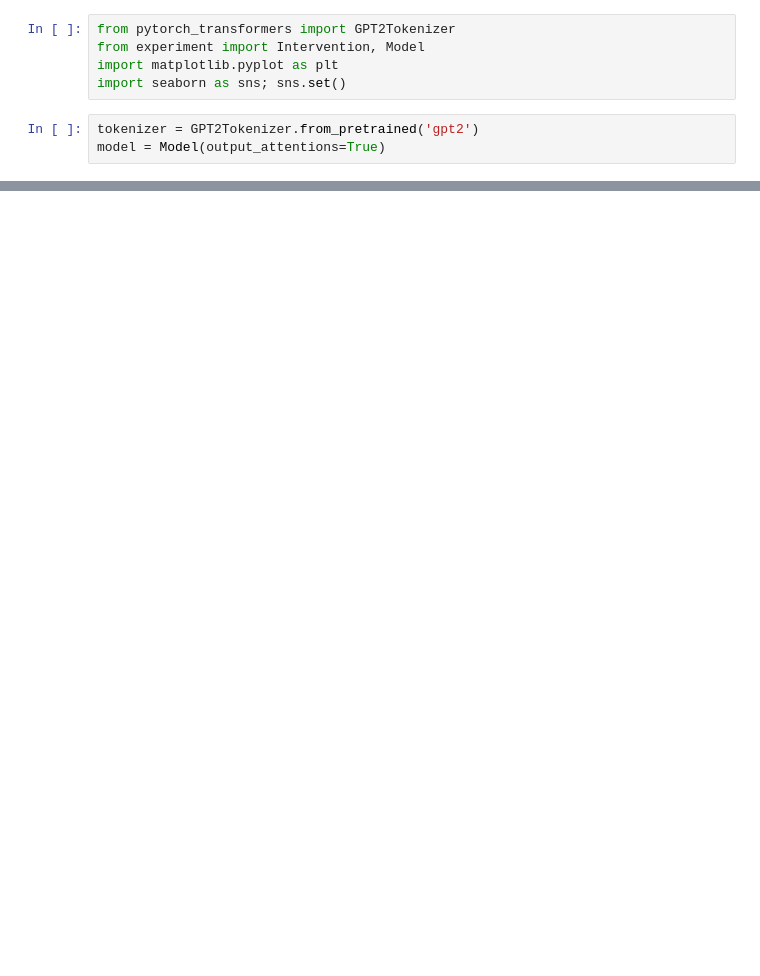
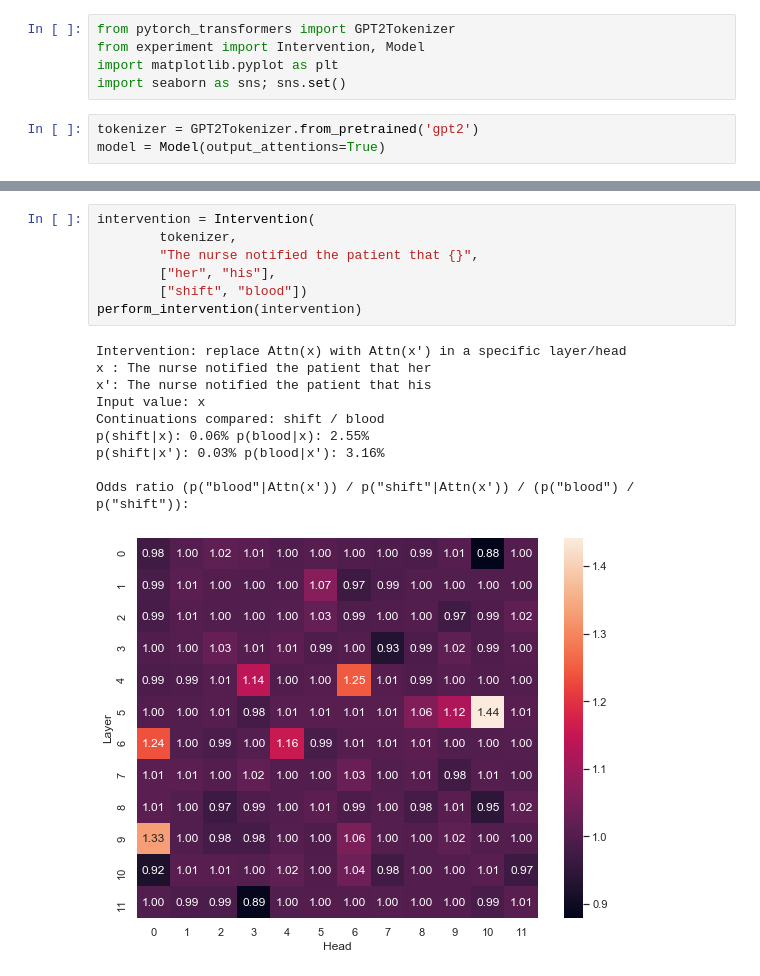
Before and after one commit to mattf1n/lm-intervention, a Jupyter notebook: lm_attn_intervention.ipynb, the cells around one changed output, grey strips where cells are left out. Drawn from its saved outputs; the diff is of its cells as text; blank space fills up the shorter version.

```diff
--- a/lm_attn_intervention.ipynb
+++ b/lm_attn_intervention.ipynb
@@ -50,0 +90,18 @@ Odds ratio: (p("answered"|Attn(x')) / p("asked"|Attn(x')) / (p("answered") / p("
+# %%
+intervention = Intervention(
+        tokenizer,
+        "The nurse notified the patient that {}",
+        ["her", "his"],
+        ["shift", "blood"])
+perform_intervention(intervention)
+# %% [output]
+Intervention: replace Attn(x) with Attn(x') in a specific layer/head
+x : The nurse notified the patient that her
+x': The nurse notified the patient that his
+Input value: x
+Continuations compared: shift / blood
+p(shift|x): 0.06% p(blood|x): 2.55%
+p(shift|x'): 0.03% p(blood|x'): 3.16%
+
+Odds ratio (p("blood"|Attn(x')) / p("shift"|Attn(x')) / (p("blood") / p("shift")):
+[figure, added]
```
Also changed, not shown: parts of 5 cells of this notebook, 1 other file.
